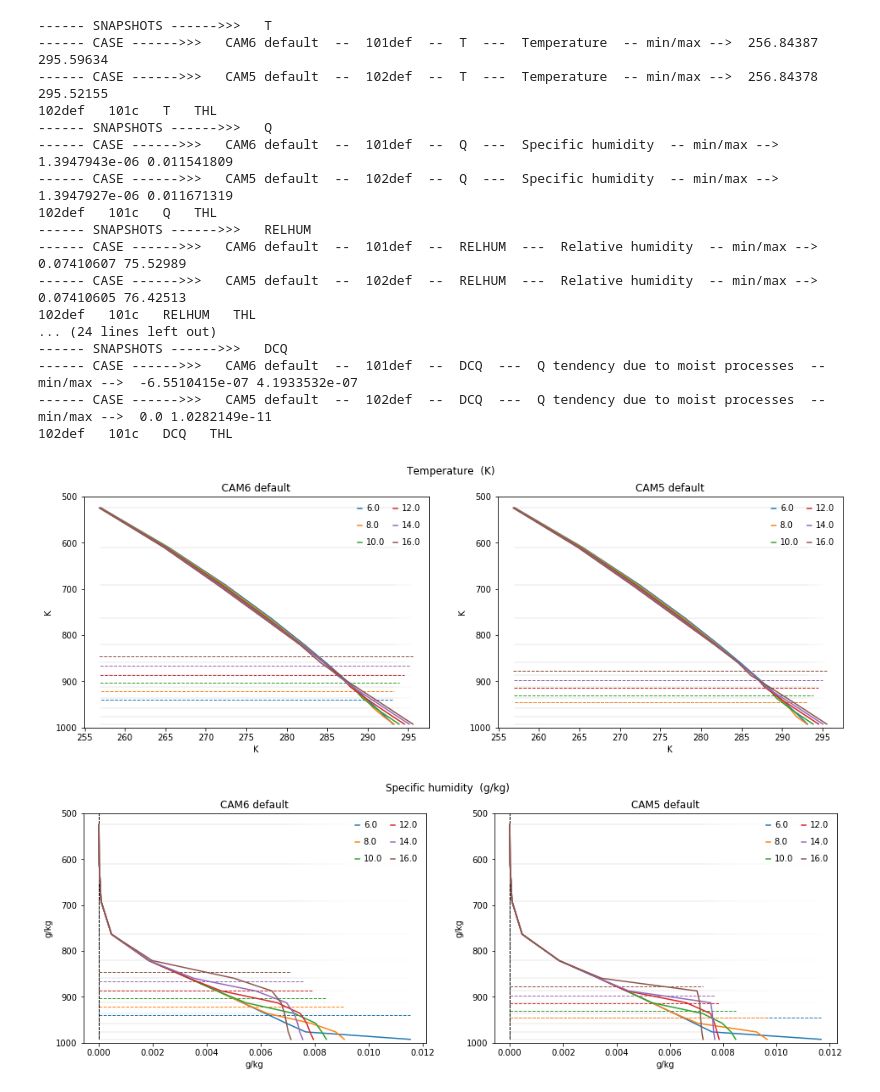
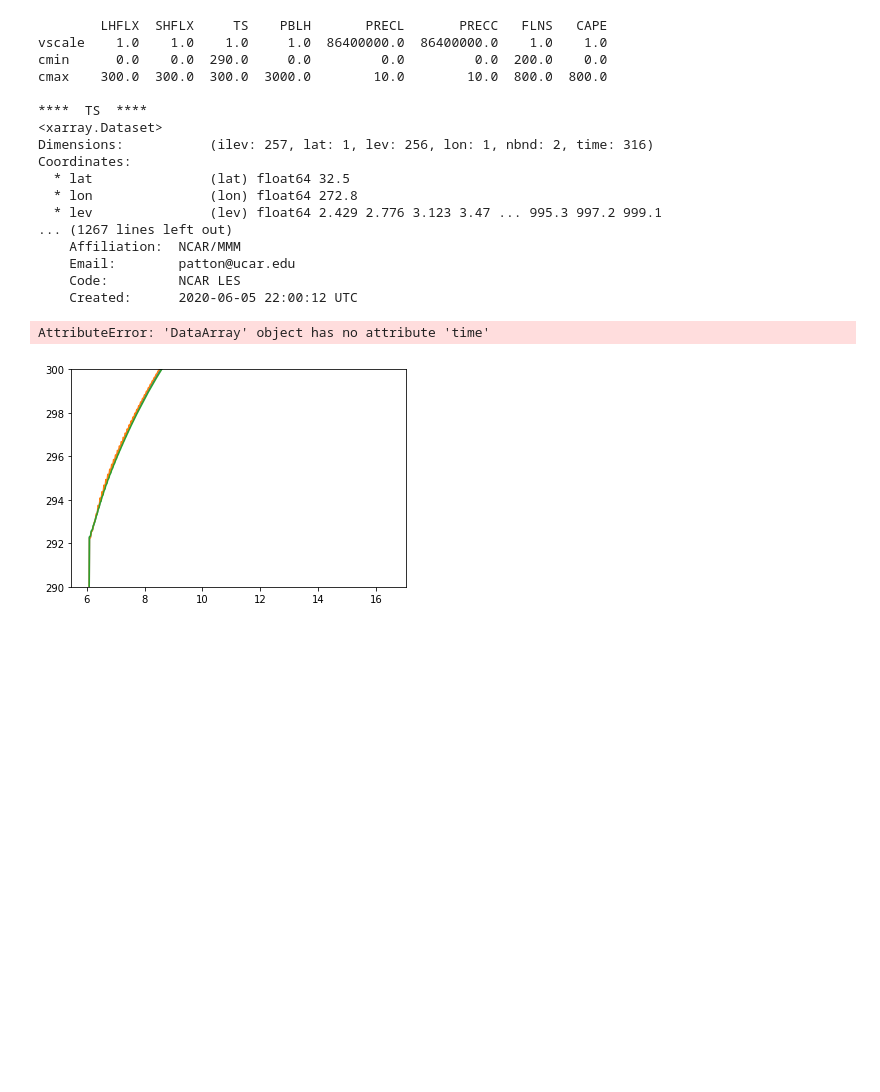
Before and after one commit to swrneale/python-scripts, a Jupyter notebook: PBL/scam_plots.ipynb, the cells around one changed output. Cells and saved outputs as stored; diff of their text form; code cells hidden in the pictures; blank space fills up the shorter version.

```diff
--- a/PBL/scam_plots.ipynb
+++ b/PBL/scam_plots.ipynb
@@ -139,27 +152,27 @@ history/FSCAM.T42_T42.SAS.101.cam.h0.2013-06-10-43200.nc
 # %%
 ###### Plotting ##########
 
-#plot1d_ts_scam()   # 1D time series plots
+plot1d_ts_scam()   # 1D time series plots
 #plot2d_ts_scam()   # 2D time series plots
-plot1d_snap_scam()   # 1D snapshot plots
+#plot1d_snap_scam()   # 1D snapshot plots
 #plot1d_anim_scam() # 2D animation  plots
 # %% [output]
------- SNAPSHOTS ------>>>   T
------- CASE ------>>>   CAM6 default  --  101def  --  T  ---  Temperature  -- min/max -->  256.84387 295.59634
------- CASE ------>>>   CAM5 default  --  102def  --  T  ---  Temperature  -- min/max -->  256.84378 295.52155
-102def   101c   T   THL
------- SNAPSHOTS ------>>>   Q
------- CASE ------>>>   CAM6 default  --  101def  --  Q  ---  Specific humidity  -- min/max -->  1.3947943e-06 0.011541809
------- CASE ------>>>   CAM5 default  --  102def  --  Q  ---  Specific humidity  -- min/max -->  1.3947927e-06 0.011671319
-102def   101c   Q   THL
------- SNAPSHOTS ------>>>   RELHUM
------- CASE ------>>>   CAM6 default  --  101def  --  RELHUM  ---  Relative humidity  -- min/max -->  0.07410607 75.52989
------- CASE ------>>>   CAM5 default  --  102def  --  RELHUM  ---  Relative humidity  -- min/max -->  0.07410605 76.42513
-102def   101c   RELHUM   THL
-... (24 lines left out)
------- SNAPSHOTS ------>>>   DCQ
------- CASE ------>>>   CAM6 default  --  101def  --  DCQ  ---  Q tendency due to moist processes  -- min/max -->  -6.5510415e-07 4.1933532e-07
------- CASE ------>>>   CAM5 default  --  102def  --  DCQ  ---  Q tendency due to moist processes  -- min/max -->  0.0 1.0282149e-11
-102def   101c   DCQ   THL
+        LHFLX  SHFLX     TS    PBLH       PRECL       PRECC   FLNS   CAPE
+vscale    1.0    1.0    1.0     1.0  86400000.0  86400000.0    1.0    1.0
+cmin      0.0    0.0  290.0     0.0         0.0         0.0  200.0    0.0
+cmax    300.0  300.0  300.0  3000.0        10.0        10.0  800.0  800.0
+
+****  TS  ****
+<xarray.Dataset>
+Dimensions:           (ilev: 257, lat: 1, lev: 256, lon: 1, nbnd: 2, time: 316)
+Coordinates:
+  * lat               (lat) float64 32.5
+  * lon               (lon) float64 272.8
+  * lev               (lev) float64 2.429 2.776 3.123 3.47 ... 995.3 997.2 999.1
+... (1267 lines left out)
+    Affiliation:  NCAR/MMM
+    Email:        patton@ucar.edu
+    Code:         NCAR LES
+    Created:      2020-06-05 22:00:12 UTC
+AttributeError: 'DataArray' object has no attribute 'time'
-[figure, old version]
+[figure, new version]
-[figure, removed]
```
Also changed, not shown: parts of 9 cells of this notebook.
